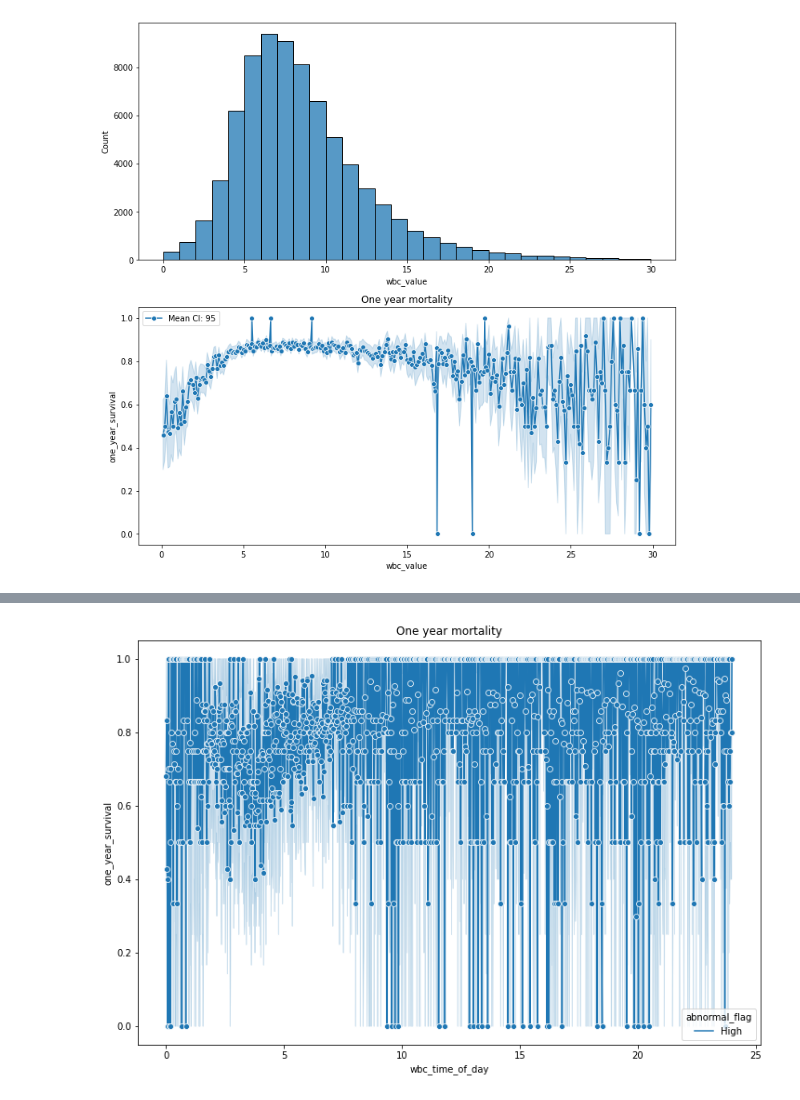
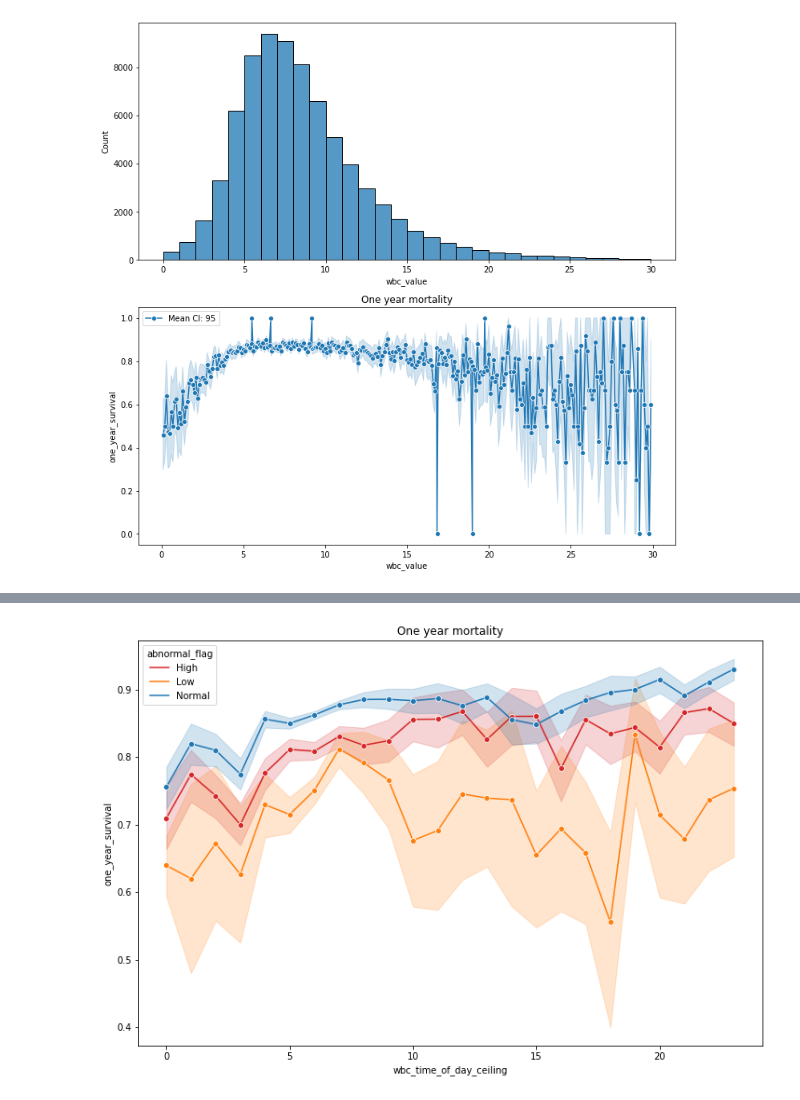
Before and after one commit to alistairewj/process-biases-in-mimic, a Jupyter notebook: analyze/primary_analysis.ipynb, the cells around one changed output, grey strips where cells are left out. Drawn from its saved outputs; the diff is of its cells as text; code cells hidden in the pictures.

```diff
--- a/analyze/primary_analysis.ipynb
+++ b/analyze/primary_analysis.ipynb
@@ -125,6 +125,9 @@ df = co.merge(wbc, how='inner', on='hadm_id')
 df = df.merge(mortality[['hadm_id', 'one_year_mortality']], on='hadm_id', how='inner')
 df['one_year_survival'] = 1 - df['one_year_mortality']
 
+
+df['wbc_time_of_day_ceiling'] = df['wbc_time_of_day'].astype(int)
+
 # create an abnormal flag, grouping WBC values into low/normal/high
 df['abnormal_flag'] = 'Normal'
 
@@ -132,6 +135,8 @@ idx = (df['wbc_abnormal'] == 1) & (df['wbc_value'] < 7)
 df.loc[idx, 'abnormal_flag'] = 'Low'
 idx = (df['wbc_abnormal'] == 1) & (df['wbc_value'] > 7)
 df.loc[idx, 'abnormal_flag'] = 'High'
+
+df['abnormal_flag'] = df['abnormal_flag'].astype('category')
 # %% [markdown]
 ## Analyze
 
@@ -164,9 +182,15 @@ plt.show()
 # %%
 # plots
-df.sort_values(['wbc_time_of_day'], ascending=True, inplace=True)
+df.sort_values(['abnormal_flag', 'wbc_time_of_day_ceiling'], ascending=True, inplace=True)
 fig, (ax1) = plt.subplots(nrows=1, figsize=(12, 8))
-sns.lineplot(data=df.loc[idx], x="wbc_time_of_day", y="one_year_survival", hue='abnormal_flag', marker='o', ci=95, ax=ax1)
+colors = sns.color_palette()
+sns.lineplot(
+    data=df,
+    x="wbc_time_of_day_ceiling", y="one_year_survival", hue='abnormal_flag',
+    palette=[sns.color_palette()[3], sns.color_palette()[1], sns.color_palette()[0]],
+    marker='o', ci=95, ax=ax1
+)
 ax1.set(title='One year mortality')
 plt.show()
 # %% [output]
-[figure, old version]
+[figure, new version]
```
Also changed, not shown: parts of 3 cells of this notebook.
